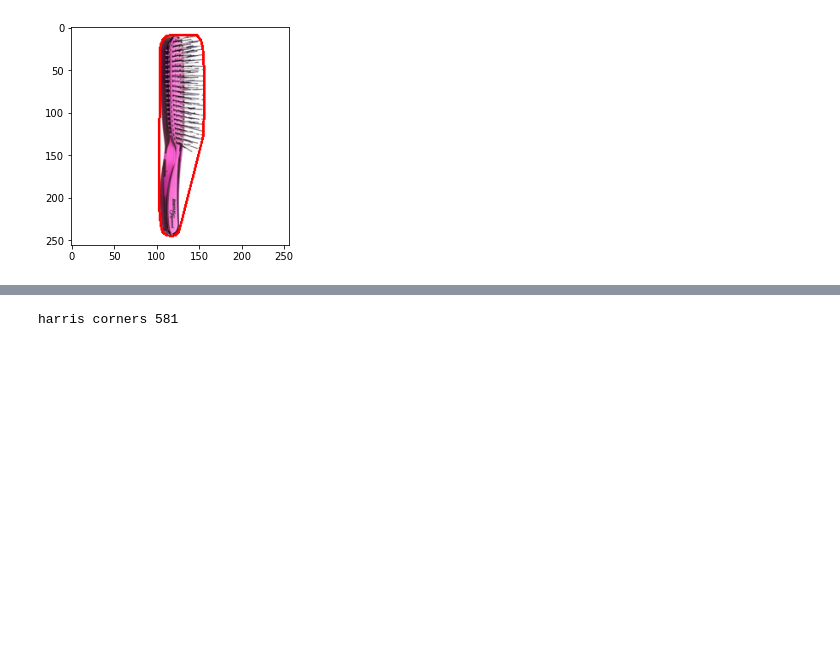
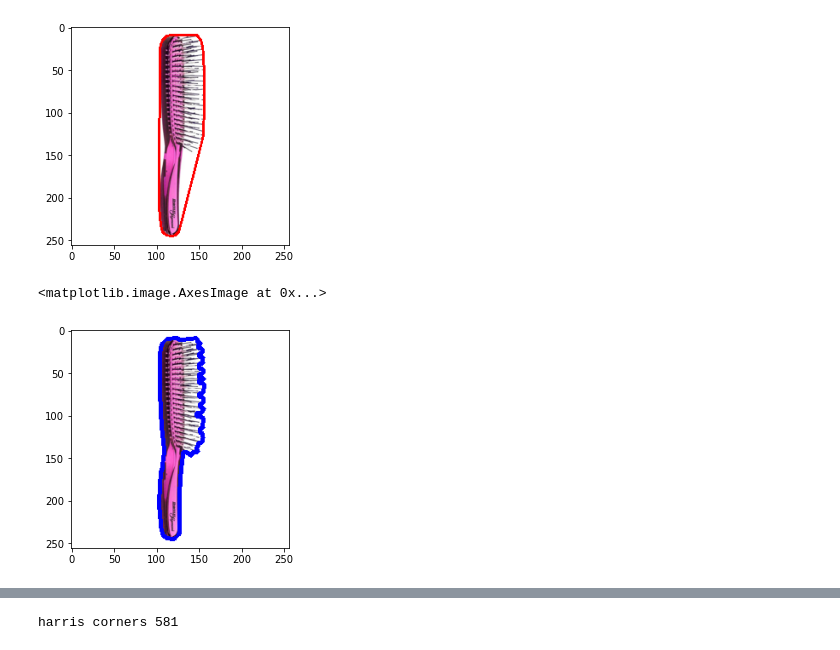
Before and after one commit to AbiyyuMufti/VDKICombBrush, a Jupyter notebook: FeatureExtraction.ipynb, the cells around one changed output, grey strips where cells are left out. Cells and saved outputs as stored; diff of their text form; code cells hidden in the pictures; blank space fills up the shorter version.

Commit message:
add approximation area to the feature

```diff
--- a/FeatureExtraction.ipynb
+++ b/FeatureExtraction.ipynb
@@ -99,6 +104,16 @@ plt.imshow(to_show_hull)
 # %% [output]
 <matplotlib.image.AxesImage at 0x...>
 [figure]
+# %%
+contour_perimeters = cv2.arcLength(cnt, True)
+approx = cv2.approxPolyDP(cnt,0.001*contour_perimeters,True)
+approximation_area = cv2.contourArea(approx)
+to_show_approx = img_copy.copy()
+cv2.drawContours(to_show_approx, [approx], -1, (0, 0, 255), 3)
+plt.imshow(to_show_approx)
+# %% [output]
+<matplotlib.image.AxesImage at 0x...>
+[figure, added]
 # %%
 # Detect corners from grayscale image
 corners = cv2.goodFeaturesToTrack(np.float32(img_gray), 100, 0.01, 10)
```
Also changed, not shown: parts of 4 cells of this notebook, 1 other file.
